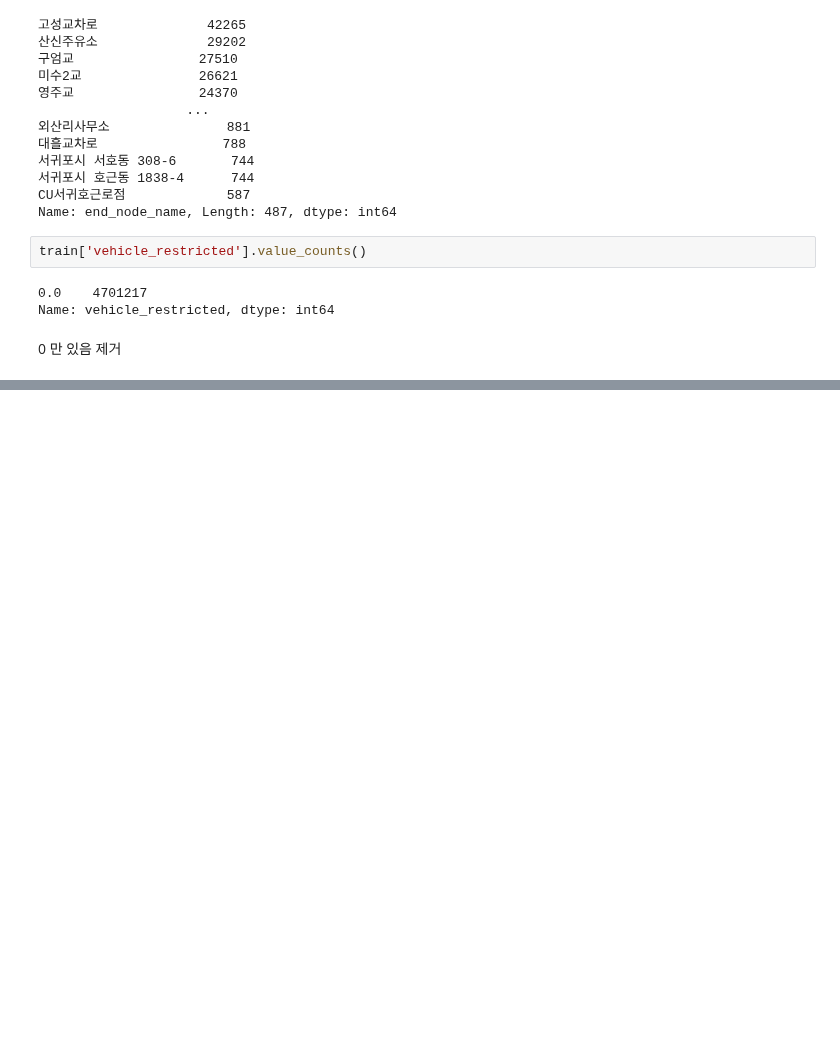
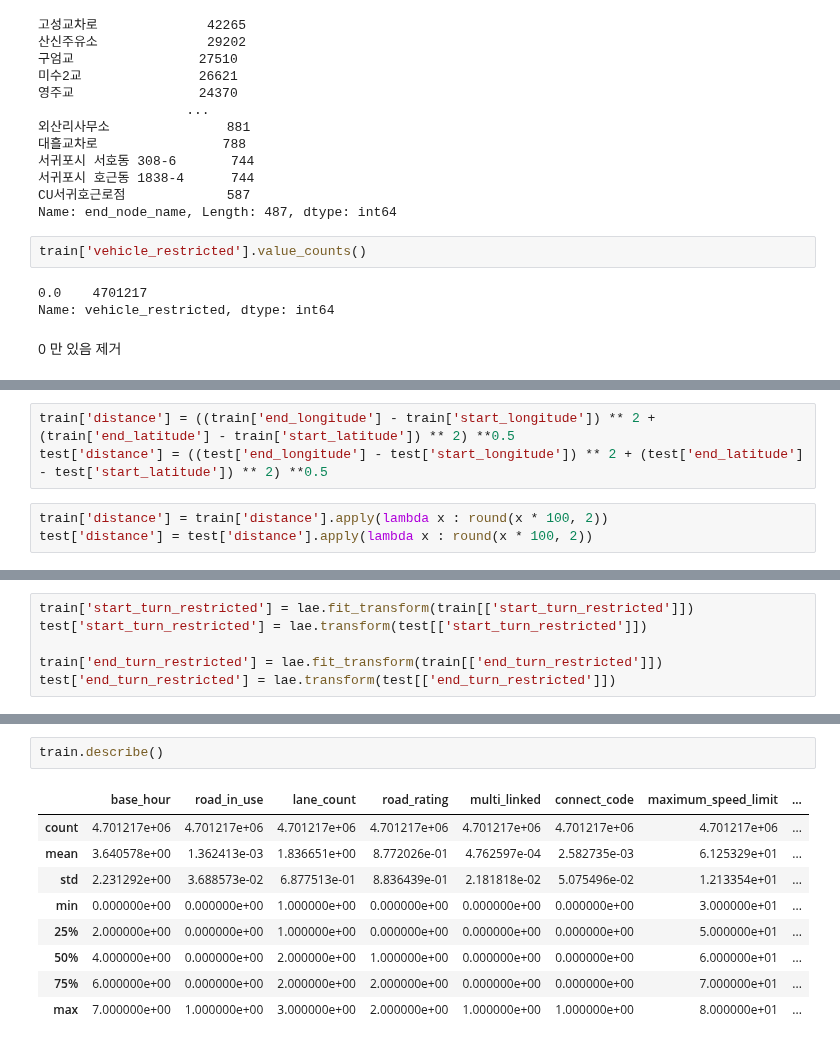
Before and after one commit to chi-hun/dacon, a Jupyter notebook: 제주도_도로_교통량_예측_AI_경진대회.ipynb, the cells around one changed output, grey strips where cells are left out. Cells and saved outputs as stored; diff of their text form; blank space fills up the shorter version.

```diff
--- a/제주도_도로_교통량_예측_AI_경진대회.ipynb
+++ b/제주도_도로_교통량_예측_AI_경진대회.ipynb
@@ -543,0 +681,6 @@ weight_restricted - 최고값에서 감서, 원핫인코딩?
+# %%
+train['distance'] = ((train['end_longitude'] - train['start_longitude']) ** 2 + (train['end_latitude'] - train['start_latitude']) ** 2) **0.5
+test['distance'] = ((test['end_longitude'] - test['start_longitude']) ** 2 + (test['end_latitude'] - test['start_latitude']) ** 2) **0.5
+# %%
+train['distance'] = train['distance'].apply(lambda x : round(x * 100, 2))
+test['distance'] = test['distance'].apply(lambda x : round(x * 100, 2))
@@ -543,0 +690,6 @@ weight_restricted - 최고값에서 감서, 원핫인코딩?
+# %%
+train['start_turn_restricted'] = lae.fit_transform(train[['start_turn_restricted']])
+test['start_turn_restricted'] = lae.transform(test[['start_turn_restricted']])
+
+train['end_turn_restricted'] = lae.fit_transform(train[['end_turn_restricted']])
+test['end_turn_restricted'] = lae.transform(test[['end_turn_restricted']])
@@ -543,0 +721,12 @@ weight_restricted - 최고값에서 감서, 원핫인코딩?
+# %%
+train.describe()
+# %% [output]
+|  | base_hour | road_in_use | lane_count | road_rating | multi_linked | connect_code | maximum_speed_limit | ... |
+| count | 4.701217e+06 | 4.701217e+06 | 4.701217e+06 | 4.701217e+06 | 4.701217e+06 | 4.701217e+06 | 4.701217e+06 | ... |
+| mean | 3.640578e+00 | 1.362413e-03 | 1.836651e+00 | 8.772026e-01 | 4.762597e-04 | 2.582735e-03 | 6.125329e+01 | ... |
+| std | 2.231292e+00 | 3.688573e-02 | 6.877513e-01 | 8.836439e-01 | 2.181818e-02 | 5.075496e-02 | 1.213354e+01 | ... |
+| min | 0.000000e+00 | 0.000000e+00 | 1.000000e+00 | 0.000000e+00 | 0.000000e+00 | 0.000000e+00 | 3.000000e+01 | ... |
+| 25% | 2.000000e+00 | 0.000000e+00 | 1.000000e+00 | 0.000000e+00 | 0.000000e+00 | 0.000000e+00 | 5.000000e+01 | ... |
+| 50% | 4.000000e+00 | 0.000000e+00 | 2.000000e+00 | 1.000000e+00 | 0.000000e+00 | 0.000000e+00 | 6.000000e+01 | ... |
+| 75% | 6.000000e+00 | 0.000000e+00 | 2.000000e+00 | 2.000000e+00 | 0.000000e+00 | 0.000000e+00 | 7.000000e+01 | ... |
+| max | 7.000000e+00 | 1.000000e+00 | 3.000000e+00 | 2.000000e+00 | 1.000000e+00 | 1.000000e+00 | 8.000000e+01 | ... |
```
Also changed, not shown: parts of 49 cells of this notebook.
